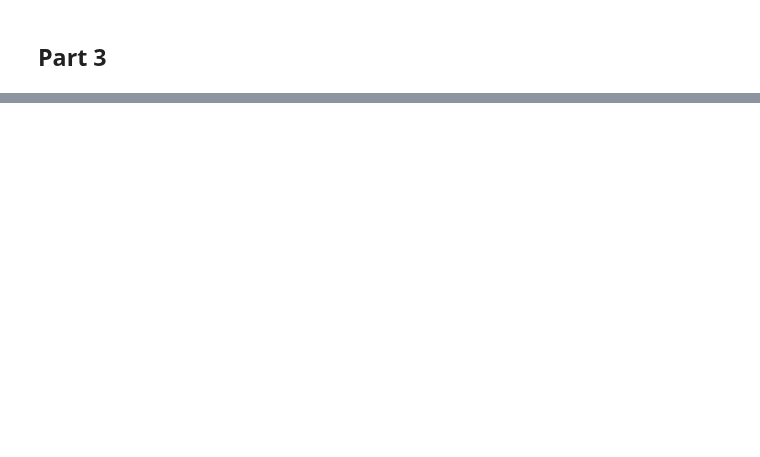
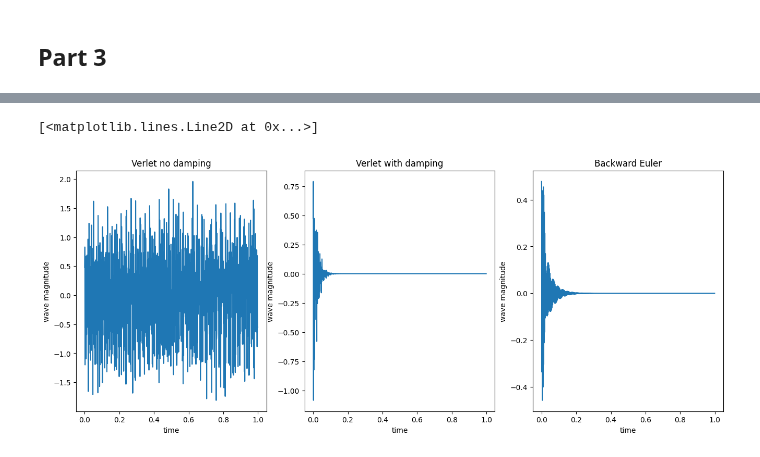
Before and after one commit to andrewholmberg/math_550_numerical_pdes, a Jupyter notebook: Homework 4/homework.ipynb, the cells around one changed output, grey strips where cells are left out. Cells and saved outputs as stored; diff of their text form; code cells hidden in the pictures; blank space fills up the shorter version.

```diff
--- a/Homework 4/homework.ipynb
+++ b/Homework 4/homework.ipynb
@@ -551,0 +744,22 @@ ax.set_ylim(-.1,.1)
+# %%
+# Frequencies for the notes in Hz
+frequencies = [
+    185.0, 185.0, 185.0, 233.08, 311.13, 311.13, 311.13, 277.18,  # F# F# F# A# D# D# D# C#
+    233.08, 233.08, 233.08, 233.08,                                # A# A# A# A#
+    174.61, 174.61, 174.61, 155.56                                # F F F D#
+]
+note_list = list()
+for f in frequencies:
+    note_list.append(make_note(f*123.5/98,.000007,1,1-.0005))
+    note_list[-1] = note_list[-1][:len(note_list[-1])//5]
+# %%
+Tfinal = 1  # Total duration in seconds
+# Compute the sampling rate
+Samp_rate = len(note_list[0]) / (Tfinal/5)
+
+# Play the sound with automatic scaling (normalize the signal)
+for i in range(2):
+    for note in note_list:
+        sd.play(note , samplerate=int(Samp_rate))
+        sd.wait()
+        time.sleep(.3)
@@ -551,0 +826,26 @@ ax.set_ylim(-.1,.1)
+# %%
+fig,(ax1,ax2,ax3)  = plt.subplots(1,3,figsize = (16,6))
+
+tt = np.array(tt)
+hvels = np.array(Hv_final)
+hbels = np.array(Hbe_final)
+hfels = np.array(Hfe_final)
+
+filt = [i%100 == 0 for i in range(len(tt))]
+ax1.plot(tt[filt],hfels[filt])
+ax1.set_xlabel('time')
+ax1.set_ylabel('wave magnitude')
+ax1.set_title('Verlet no damping')
+ax2.set_xlabel('time')
+ax2.set_ylabel('wave magnitude')
+ax2.set_title('Verlet with damping')
+
+ax3.set_xlabel('time')
+ax3.set_ylabel('wave magnitude')
+ax3.set_title('Backward Euler')
+
+ax2.plot(tt[filt],hvels[filt])
+ax3.plot(tt[filt],hbels[filt])
+# %% [output]
+[<matplotlib.lines.Line2D at 0x...>]
+[figure, added]
```
Also changed, not shown: parts of 22 cells of this notebook, 2 other files.
